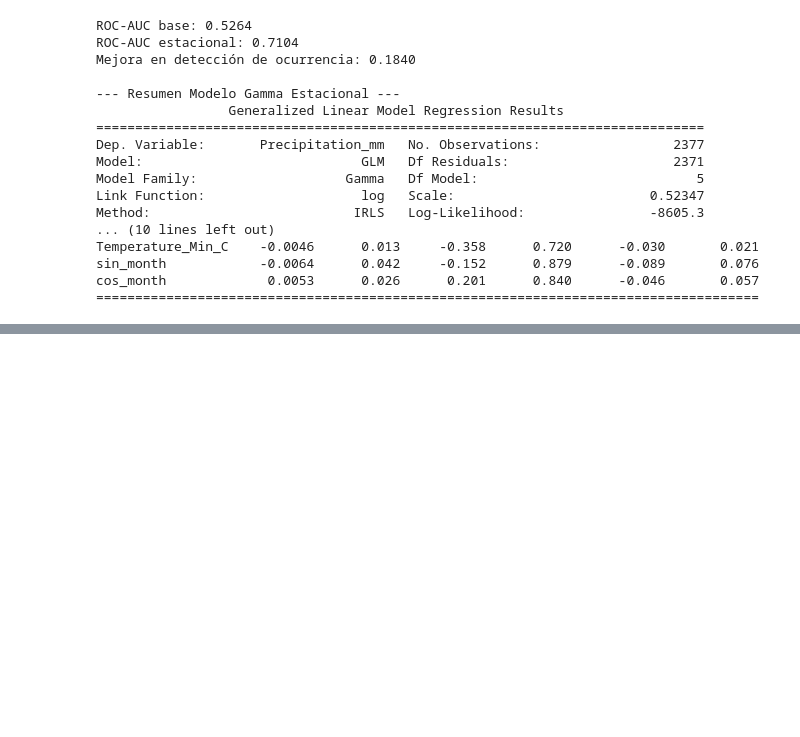
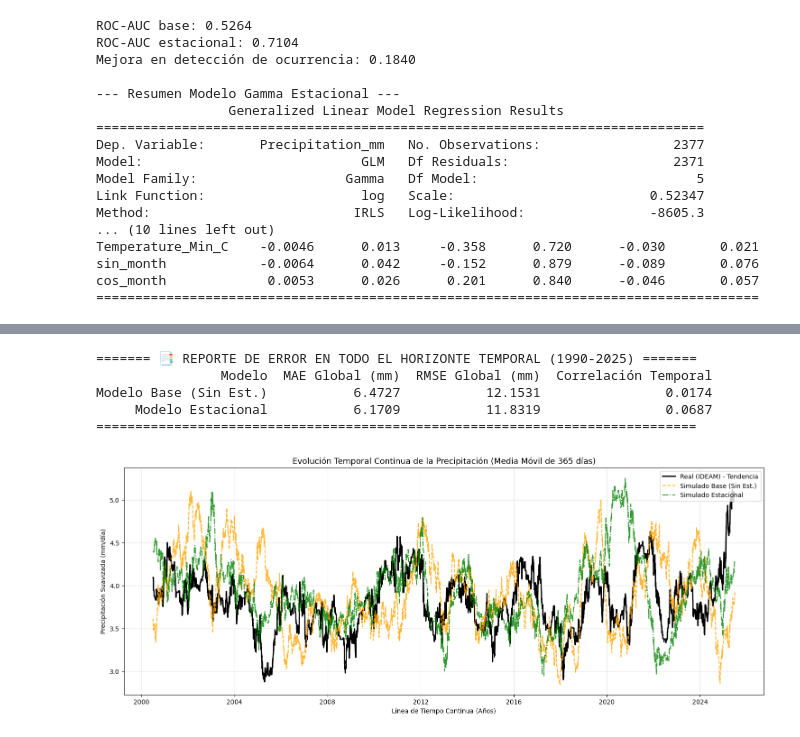
Before and after one commit to despinosaa/enso_rice_weather_derivatives, a Jupyter notebook: notebooks/05_precipitation_bernoulli_gamma.ipynb, the cells around one changed output, grey strips where cells are left out. Saved outputs shown, nothing was run; the diff lists cells and outputs as text; code cells hidden in the pictures; blank space fills up the shorter version.

```diff
--- a/notebooks/05_precipitation_bernoulli_gamma.ipynb
+++ b/notebooks/05_precipitation_bernoulli_gamma.ipynb
@@ -504,0 +505,70 @@ month
+# %%
+import matplotlib.pyplot as plt
+import pandas as pd
+import numpy as np
+from sklearn.metrics import mean_absolute_error, mean_squared_error
+
+# Asegurar que el índice del DataFrame sea la fecha para el análisis continuo
+df_continuous = df.set_index('Date').sort_index()
+
+# ==============================================================================
+# 🧮 1. CÁLCULO DE MÉTRICAS GLOBALES (TODO EL HORIZONTE CONTINUO)
+# ==============================================================================
+
+# Evaluamos los milímetros diarios simulados contra los reales en toda la historia
+metrics_data = []
+for name, col in [('Modelo Base (Sin Est.)', 'Precip_Sim_Base'), ('Modelo Estacional', 'Precip_Sim_Season')]:
+    mae = mean_absolute_error(df_continuous['Precipitation_mm'], df_continuous[col])
+    rmse = np.sqrt(mean_squared_error(df_continuous['Precipitation_mm'], df_continuous[col]))
+    # Correlación de las series continuas
+    corr = df_continuous['Precipitation_mm'].corr(df_continuous[col])
+
+    metrics_data.append({
+        'Modelo': name,
+        'MAE Global (mm)': round(mae, 4),
+        'RMSE Global (mm)': round(rmse, 4),
+        'Correlación Temporal': round(corr, 4)
+    })
+
+df_metrics = pd.DataFrame(metrics_data)
+
+
+# ==============================================================================
+# 📉 2. SUAVIZADO POR MEDIA MÓVIL (FILTRO TEMPORAL CONTINUO)
+# ==============================================================================
+
+# Usamos una ventana de 365 días para eliminar el ruido diario y ver la trayectoria multianual
+window = 365
+df_smooth = df_continuous[['Precipitation_mm', 'Precip_Sim_Base', 'Precip_Sim_Season']].rolling(window=window, center=True).mean()
+
+
+# ==============================================================================
+# 🖥️ 3. DESPLIEGUE DE RESULTADOS Y GRÁFICO CONTINUO
+# ==============================================================================
+
+print("======= 📑 REPORTE DE ERROR EN TODO EL HORIZONTE TEMPORAL (1990-2025) =======")
+print(df_metrics.to_string(index=False))
+print("=============================================================================")
+
+plt.figure(figsize=(15, 6))
+
+# Graficamos las series suavizadas a lo largo de los años continuos
+plt.plot(df_smooth.index, df_smooth['Precipitation_mm'], label='Real (IDEAM) - Tendencia', color='black', linewidth=2)
+plt.plot(df_smooth.index, df_smooth['Precip_Sim_Base'], label='Simulado Base (Sin Est.)', color='orange', linestyle='--', alpha=0.8)
+plt.plot(df_smooth.index, df_smooth['Precip_Sim_Season'], label='Simulado Estacional', color='green', linestyle='-.', alpha=0.8)
+
+plt.title(f'Evolución Temporal Continua de la Precipitación (Media Móvil de {window} días)', fontsize=13)
+plt.xlabel('Línea de Tiempo Continua (Años)')
+plt.ylabel('Precipitación Suavizada (mm/día)')
+plt.grid(True, alpha=0.3)
+plt.legend(loc='upper right')
+
+plt.tight_layout()
+plt.show()
+# %% [output]
+======= 📑 REPORTE DE ERROR EN TODO EL HORIZONTE TEMPORAL (1990-2025) =======
+                Modelo  MAE Global (mm)  RMSE Global (mm)  Correlación Temporal
+Modelo Base (Sin Est.)           6.4727           12.1531                0.0174
+     Modelo Estacional           6.1709           11.8319                0.0687
+=============================================================================
+[figure, added]
```
Also changed, not shown: parts of 4 cells of this notebook.
